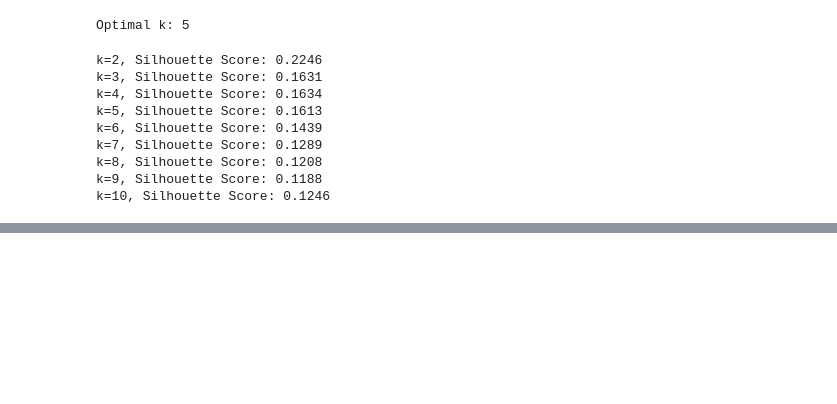
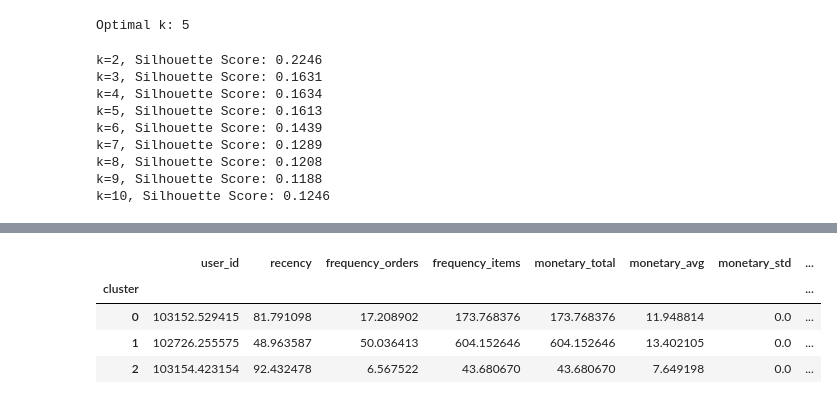
Before and after one commit to V33rapat/instacart-customer-segmentation, a Jupyter notebook: src/modeling/model_clustering.ipynb, the cells around one changed output, grey strips where cells are left out. Drawn from its saved outputs; the diff is of its cells as text; code cells hidden in the pictures; blank space fills up the shorter version.

```diff
--- a/src/modeling/model_clustering.ipynb
+++ b/src/modeling/model_clustering.ipynb
@@ -147,0 +178,8 @@ NameError: name 'df' is not defined
+# %%
+df_user_features_summary.groupby('cluster').mean()
+# %% [output]
+|  | user_id | recency | frequency_orders | frequency_items | monetary_total | monetary_avg | monetary_std | ... |
+| cluster |  |  |  |  |  |  |  | ... |
+| 0 | 103152.529415 | 81.791098 | 17.208902 | 173.768376 | 173.768376 | 11.948814 | 0.0 | ... |
+| 1 | 102726.255575 | 48.963587 | 50.036413 | 604.152646 | 604.152646 | 13.402105 | 0.0 | ... |
+| 2 | 103154.423154 | 92.432478 | 6.567522 | 43.680670 | 43.680670 | 7.649198 | 0.0 | ... |
```
Also changed, not shown: parts of 5 cells of this notebook.
